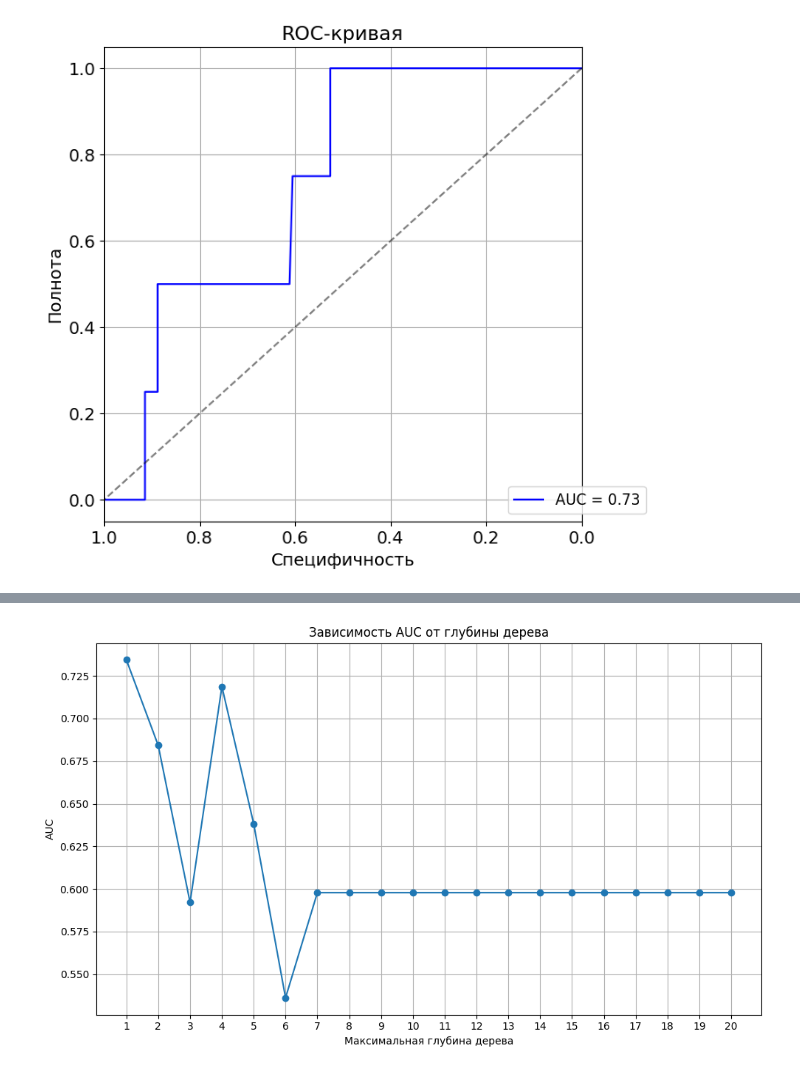
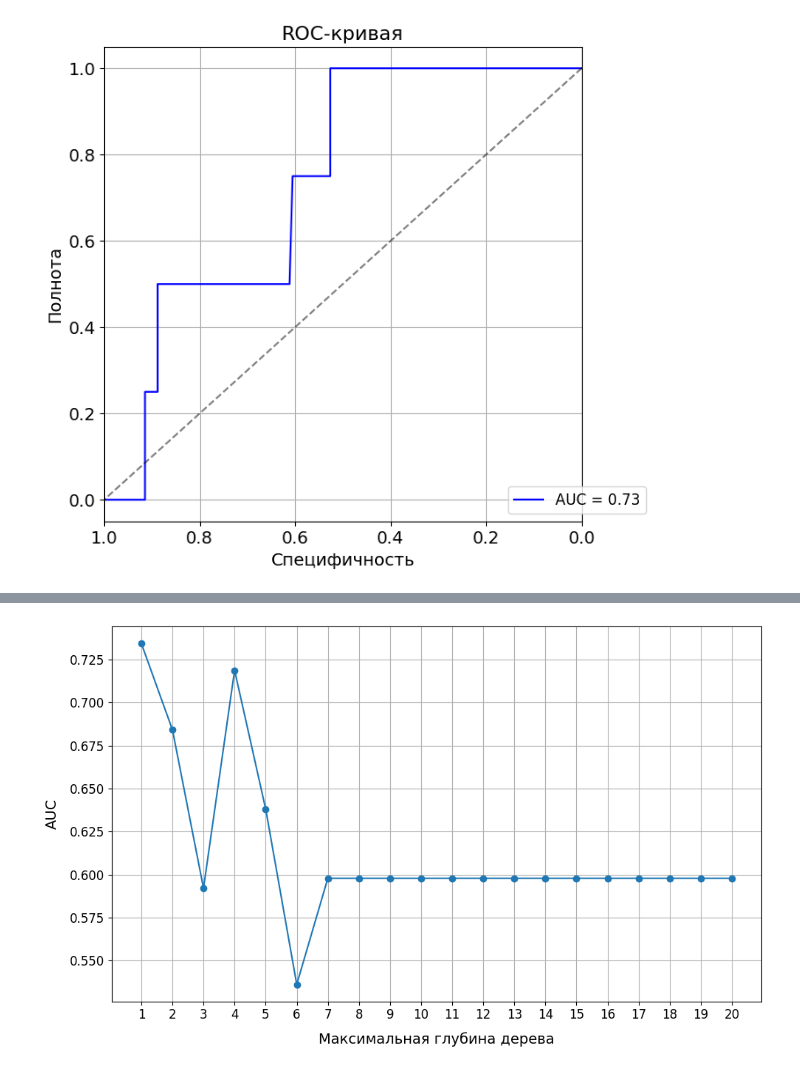
Before and after one commit to HerrPhoton/plagitune, a Jupyter notebook: notebooks/threshold_classifiers/grad_boosting.ipynb, the cells around one changed output, grey strips where cells are left out. Cells and saved outputs as stored; diff of their text form; code cells hidden in the pictures.

```diff
--- a/notebooks/threshold_classifiers/grad_boosting.ipynb
+++ b/notebooks/threshold_classifiers/grad_boosting.ipynb
@@ -69,27 +85,27 @@ plt.tick_params(axis='both', which='major', labelsize=14)
 # %%
 MAX_DEPTHS = range(1, 21)
 X_train, X_test, y_train, y_test = train_test_split(dataset.features, dataset.targets, test_size=0.2, random_state=42, stratify=dataset.targets)
 
 depths = []
 aucs = []
 
 for max_depth in MAX_DEPTHS:
     classifier = GradientBoostingClassifier(max_depth=max_depth, random_state=42)
     classifier.fit(X_train, y_train)
     y_pred_proba = classifier.predict_proba(X_test)[:, 1]
     fpr, tpr, _ = roc_curve(y_test, y_pred_proba)
     roc_auc = auc(fpr, tpr)
     depths.append(max_depth)
     aucs.append(roc_auc)
 
 plt.figure(figsize=(10, 6))
 plt.plot(depths, aucs, marker='o')
-plt.xlabel('Максимальная глубина дерева')
-plt.ylabel('AUC')
-plt.title('Зависимость AUC от глубины дерева')
+plt.xlabel('Максимальная глубина дерева', fontsize=14, labelpad=10)
+plt.ylabel('AUC', fontsize=14, labelpad=10)
 plt.grid(True)
-plt.xticks(depths)
+plt.xticks(depths, fontsize=12)
+plt.yticks(fontsize=12)
 plt.tight_layout()
 plt.show()
 # %% [output]
-[figure, old version]
+[figure, new version]
```
Also changed, not shown: parts of 1 cell of this notebook, 4 other files.
